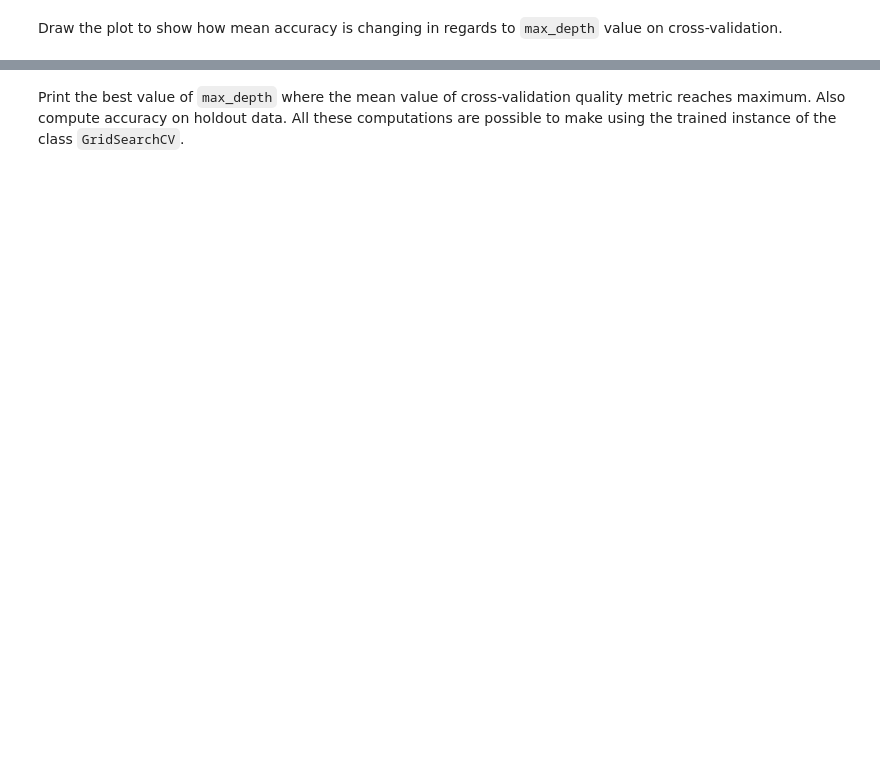
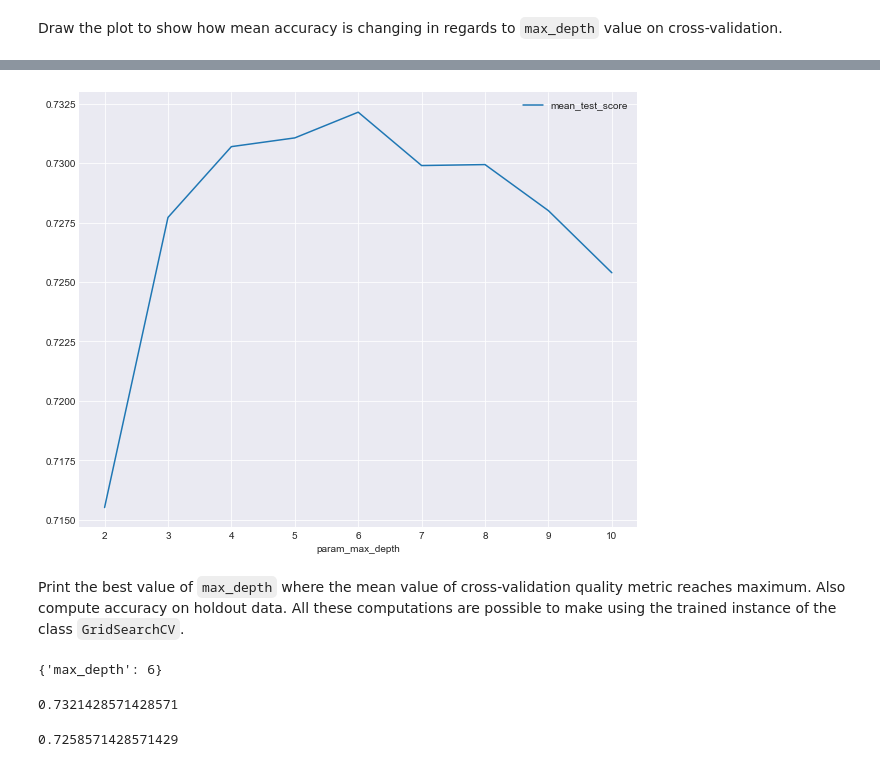
Before and after one commit to jneuer/mlcourse.ai, a Jupyter notebook: jupyter_english/assignments_fall2018/assignment3_decision_trees.ipynb, the cells around one changed output, grey strips where cells are left out. Drawn from its saved outputs; the diff is of its cells as text; code cells hidden in the pictures; blank space fills up the shorter version.

```diff
--- a/jupyter_english/assignments_fall2018/assignment3_decision_trees.ipynb
+++ b/jupyter_english/assignments_fall2018/assignment3_decision_trees.ipynb
@@ -219,4 +220,5 @@ sns.boxplot(y='age in years', data=df)
 <matplotlib.axes._subplots.AxesSubplot at 0x...>
 [figure]
 # %%
-df2 = pd.get_dummies(df, columns=['cholesterol', 'gluc'])
+df2 = pd.get_dummies(df, columns=['cholesterol', 'gluc'], prefix=['chol', 'gluc'])
+df2.columns
@@ -259,5 +270,12 @@ Make predictions for holdout data `(X_valid, y_valid)` with the trained decision
 Set up the depth of the tree using cross-validation on the dataset `(X_train, y_train)` in order to increase quality of the model. Use `GridSearchCV` with 5 folds. Fix `random_state=17` and change  `max_depth` from 2 to 10.
 # %%
 tree_params = {'max_depth': list(range(2, 11))}
-
-tree_grid = GridSearchCV # You code here
+tree_grid = GridSearchCV(
+    tree,
+    tree_params,
+    cv=5,
+    n_jobs=-1,
+    verbose=True,
+    return_train_score=True
+)
+tree_grid.fit(X_train, y_train)
@@ -267,0 +299,4 @@ Draw the plot to show how mean accuracy is changing in regards to `max_depth` va
+# %%
+results = tree_grid.cv_results_
+cv_results = pd.DataFrame(results)
+cv_results.T
@@ -268,2 +321,6 @@ Draw the plot to show how mean accuracy is changing in regards to `max_depth` va
+# %%
+cv_results.plot(x='param_max_depth', y='mean_test_score', kind='line');
+# %% [output]
+[figure, added]
 # %% [markdown]
 Print the best value of `max_depth` where the mean value of cross-validation quality metric reaches maximum. Also compute accuracy on holdout data. All these computations are possible to make using the trained instance of the class `GridSearchCV`.
@@ -271,0 +327,14 @@ Print the best value of `max_depth` where the mean value of cross-validation qua
+# %%
+tree_grid.best_params_
+# %% [output]
+{'max_depth': 6}
+# %%
+tree_grid.best_score_
+# %% [output]
+0.7321428571428571
+# %%
+pred = tree_grid.best_estimator_.predict(X_valid)
+acc2 = accuracy_score(y_valid, pred)
+acc2
+# %% [output]
+0.7258571428571429
```
Also changed, not shown: parts of 27 cells of this notebook, 1 other file.
